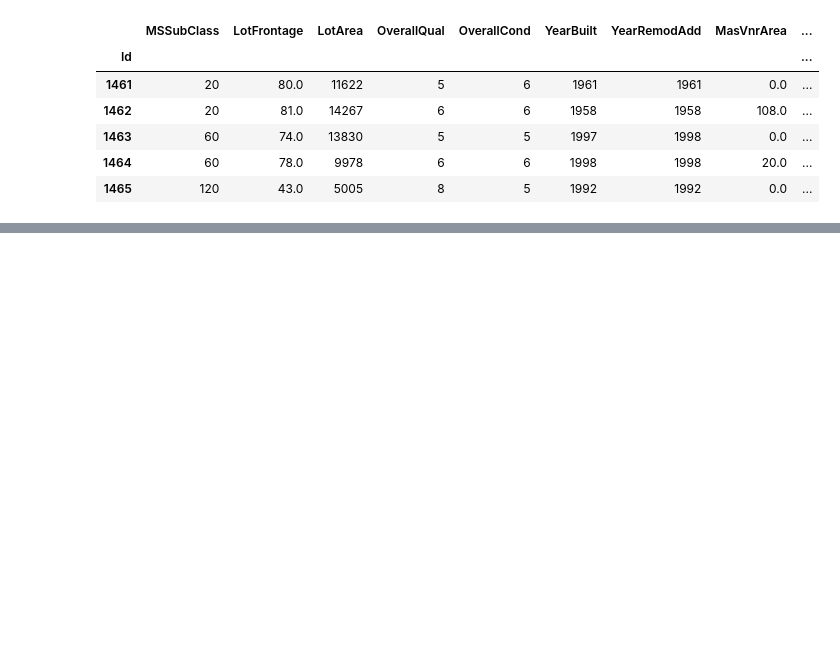
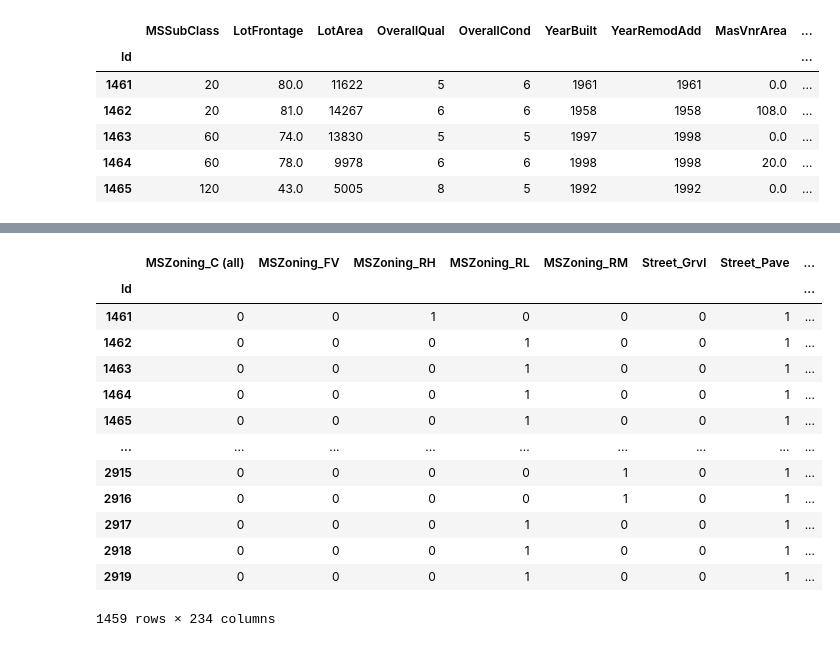
Before and after one commit to vadramson/dsa-dsp-Vadrama-Ndisang-Ngyibi, a Jupyter notebook: notebooks/house_prices_notebook_refactoring.ipynb, the cells around one changed output, grey strips where cells are left out. Cells and saved outputs as stored; diff of their text form; code cells hidden in the pictures; blank space fills up the shorter version.

```diff
--- a/notebooks/house_prices_notebook_refactoring.ipynb
+++ b/notebooks/house_prices_notebook_refactoring.ipynb
@@ -269,0 +303,18 @@ continuous_inference_df.head()
+# %%
+one_hot_encoder_get_dummies_categorical_inference = pd.get_dummies(categorical_inference_df, prefix=None, prefix_sep='_', dummy_na=False, columns=None, sparse=False, drop_first=False, dtype=None)
+one_hot_encoder_get_dummies_categorical_inference
+# %% [output]
+|  | MSZoning_C (all) | MSZoning_FV | MSZoning_RH | MSZoning_RL | MSZoning_RM | Street_Grvl | Street_Pave | ... |
+| Id |  |  |  |  |  |  |  | ... |
+| 1461 | 0 | 0 | 1 | 0 | 0 | 0 | 1 | ... |
+| 1462 | 0 | 0 | 0 | 1 | 0 | 0 | 1 | ... |
+| 1463 | 0 | 0 | 0 | 1 | 0 | 0 | 1 | ... |
+| 1464 | 0 | 0 | 0 | 1 | 0 | 0 | 1 | ... |
+| 1465 | 0 | 0 | 0 | 1 | 0 | 0 | 1 | ... |
+| ... | ... | ... | ... | ... | ... | ... | ... | ... |
+| 2915 | 0 | 0 | 0 | 0 | 1 | 0 | 1 | ... |
+| 2916 | 0 | 0 | 0 | 0 | 1 | 0 | 1 | ... |
+| 2917 | 0 | 0 | 0 | 1 | 0 | 0 | 1 | ... |
+| 2918 | 0 | 0 | 0 | 1 | 0 | 0 | 1 | ... |
+| 2919 | 0 | 0 | 0 | 1 | 0 | 0 | 1 | ... |
+1459 rows × 234 columns
```
Also changed, not shown: parts of 9 cells of this notebook, 3 other files.
